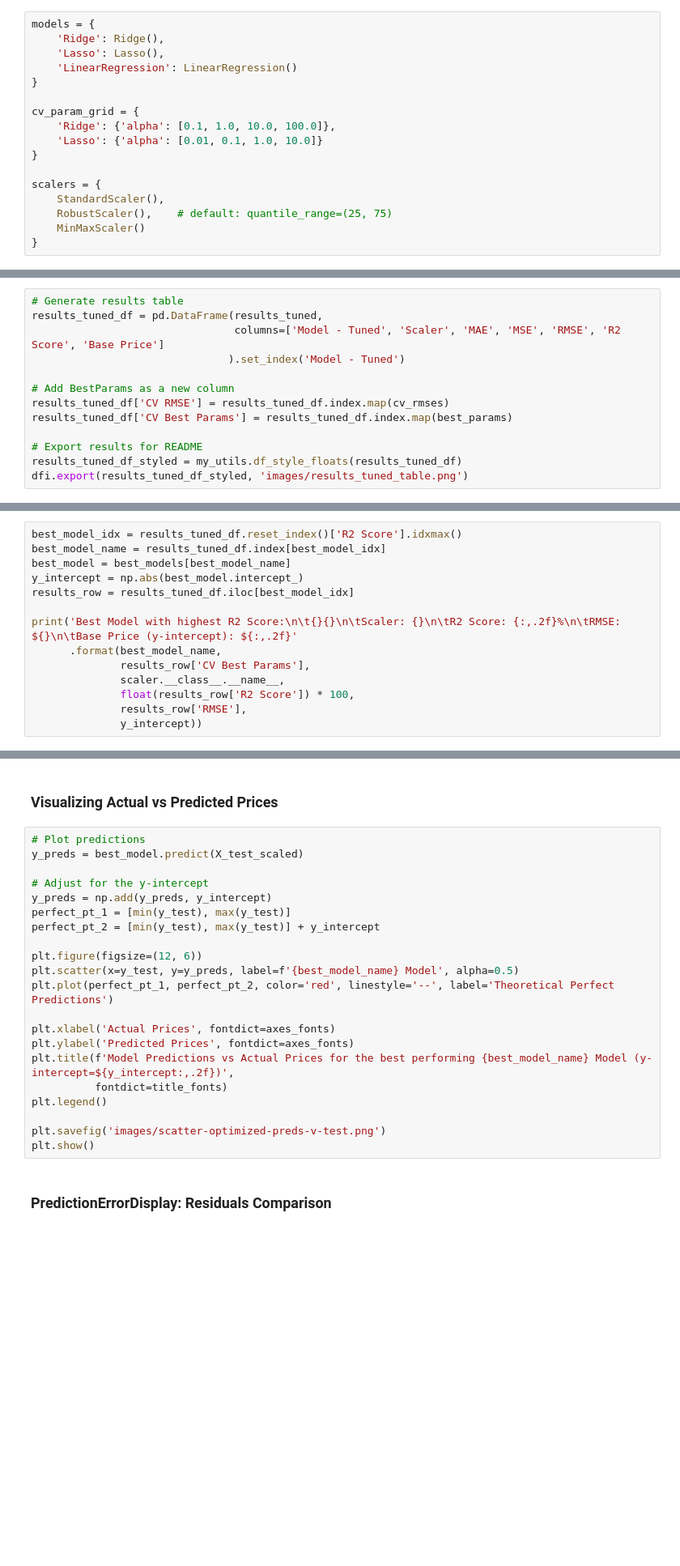
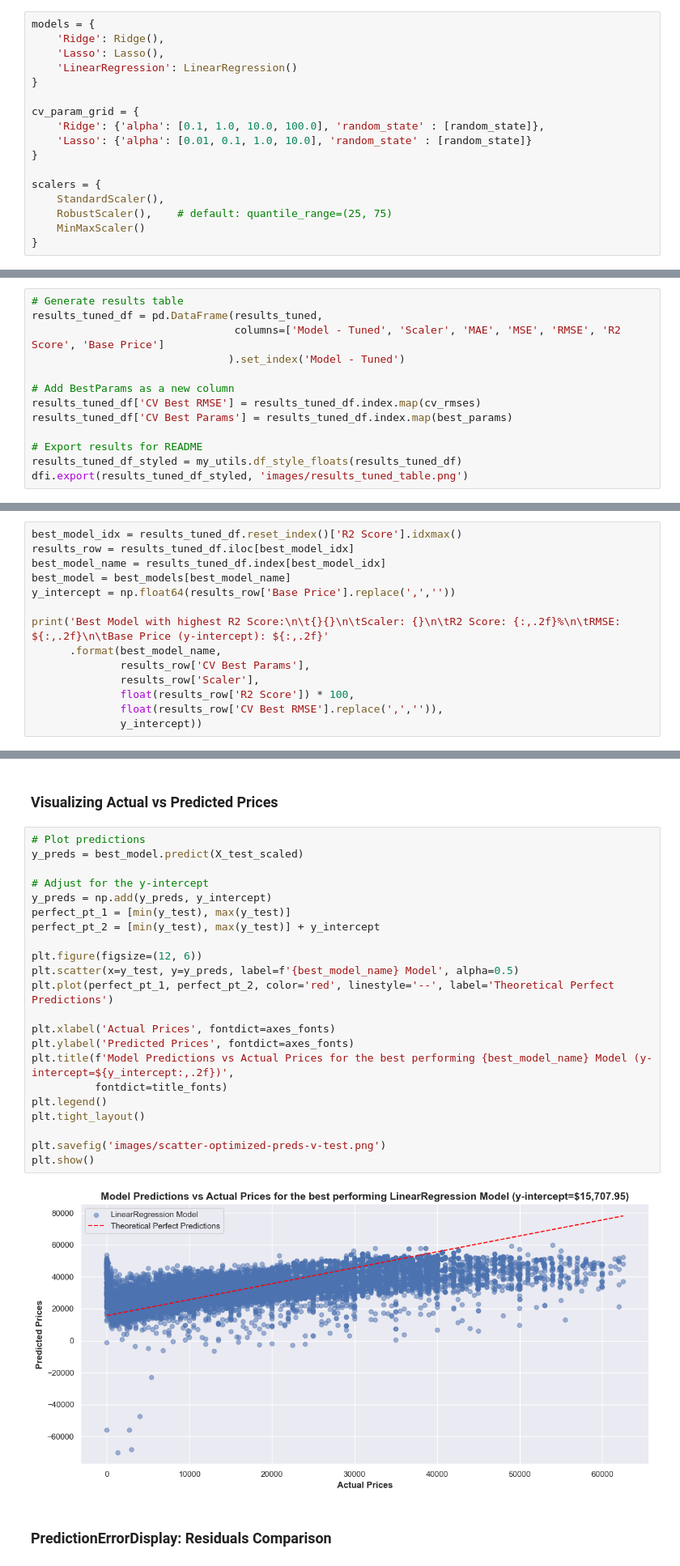
Before and after one commit to fazeelgm/UCB_ML_AI_PracticalApp_II, a Jupyter notebook: DataModels.ipynb, the cells around one changed output, grey strips where cells are left out. Shown at 81% size. Cells and saved outputs as stored; diff of their text form; blank space fills up the shorter version.

Commit message:
Checkpoint: Fixed best model selection logic and scaling issue in segment analysis

```diff
--- a/DataModels.ipynb
+++ b/DataModels.ipynb
@@ -330,8 +334,8 @@ models = {
 }
 
 cv_param_grid = {
-    'Ridge': {'alpha': [0.1, 1.0, 10.0, 100.0]},
-    'Lasso': {'alpha': [0.01, 0.1, 1.0, 10.0]}
+    'Ridge': {'alpha': [0.1, 1.0, 10.0, 100.0], 'random_state' : [random_state]},
+    'Lasso': {'alpha': [0.01, 0.1, 1.0, 10.0], 'random_state' : [random_state]}
 }
 
 scalers = {
@@ -435,7 +442,7 @@ results_tuned_df = pd.DataFrame(results_tuned,
                                ).set_index('Model - Tuned')
 
 # Add BestParams as a new column
-results_tuned_df['CV RMSE'] = results_tuned_df.index.map(cv_rmses)
+results_tuned_df['CV Best RMSE'] = results_tuned_df.index.map(cv_rmses)
 results_tuned_df['CV Best Params'] = results_tuned_df.index.map(best_params)
 
 # Export results for README
@@ -454,14 +481,14 @@ results_tuned_df_styled
 # %%
 best_model_idx = results_tuned_df.reset_index()['R2 Score'].idxmax()
+results_row = results_tuned_df.iloc[best_model_idx]
 best_model_name = results_tuned_df.index[best_model_idx]
 best_model = best_models[best_model_name]
-y_intercept = np.abs(best_model.intercept_)
-results_row = results_tuned_df.iloc[best_model_idx]
+y_intercept = np.float64(results_row['Base Price'].replace(',',''))
 
-print('Best Model with highest R2 Score:\n\t{}{}\n\tScaler: {}\n\tR2 Score: {:,.2f}%\n\tRMSE: ${}\n\tBase Price (y-intercept): ${:,.2f}'
+print('Best Model with highest R2 Score:\n\t{}{}\n\tScaler: {}\n\tR2 Score: {:,.2f}%\n\tRMSE: ${:,.2f}\n\tBase Price (y-intercept): ${:,.2f}'
       .format(best_model_name,
               results_row['CV Best Params'],
-              scaler.__class__.__name__,
+              results_row['Scaler'],
               float(results_row['R2 Score']) * 100,
-              results_row['RMSE'],
+              float(results_row['CV Best RMSE'].replace(',','')),
               y_intercept))
@@ -476,24 +510,27 @@ In addition, the base price of a car is given by the y-intercept for the model:
 # %%
 # Plot predictions
 y_preds = best_model.predict(X_test_scaled)
 
 # Adjust for the y-intercept
 y_preds = np.add(y_preds, y_intercept)
 perfect_pt_1 = [min(y_test), max(y_test)]
 perfect_pt_2 = [min(y_test), max(y_test)] + y_intercept
 
 plt.figure(figsize=(12, 6))
 plt.scatter(x=y_test, y=y_preds, label=f'{best_model_name} Model', alpha=0.5)
 plt.plot(perfect_pt_1, perfect_pt_2, color='red', linestyle='--', label='Theoretical Perfect Predictions')
 
 plt.xlabel('Actual Prices', fontdict=axes_fonts)
 plt.ylabel('Predicted Prices', fontdict=axes_fonts)
 plt.title(f'Model Predictions vs Actual Prices for the best performing {best_model_name} Model (y-intercept=${y_intercept:,.2f})',
           fontdict=title_fonts)
 plt.legend()
+plt.tight_layout()
 
 plt.savefig('images/scatter-optimized-preds-v-test.png')
 plt.show()
+# %% [output]
+[figure, added]
 # %% [markdown]
 ### PredictionErrorDisplay: Residuals Comparison
 # %%
```
Also changed, not shown: parts of 21 cells of this notebook, 5 other files.
